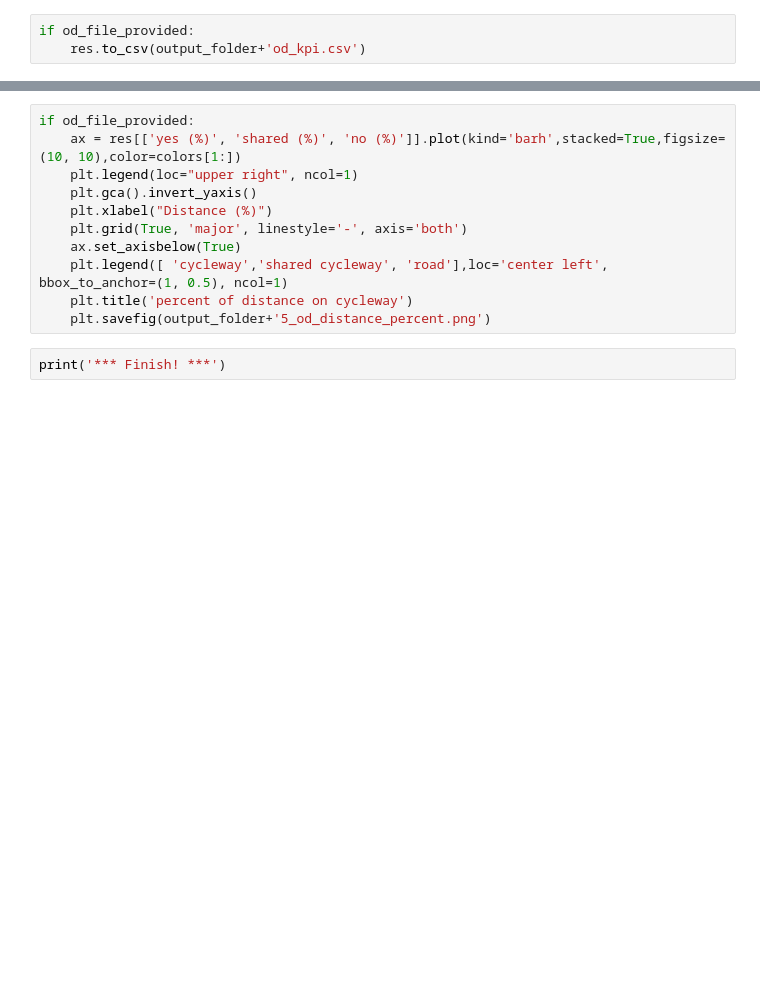
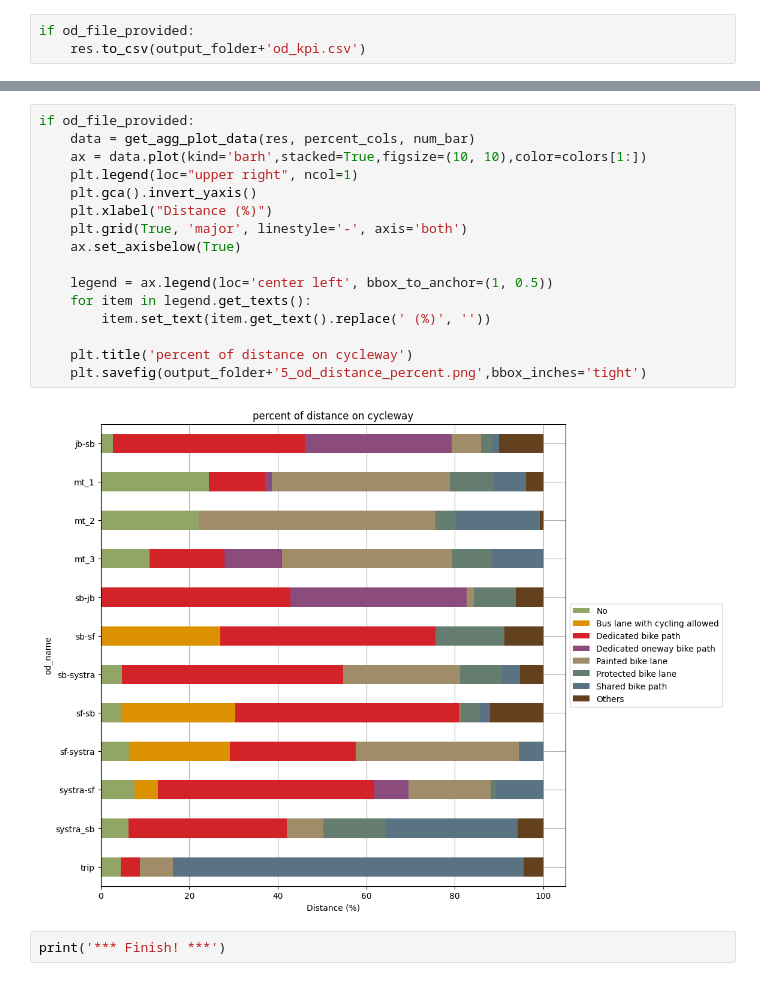
Before and after one commit to systragroup/quetzal_cyclops, a Jupyter notebook: notebooks/2_model/cyclops_model_extended.ipynb, the cells around one changed output, grey strips where cells are left out. Drawn from its saved outputs; the diff is of its cells as text; blank space fills up the shorter version.

```diff
--- a/notebooks/2_model/cyclops_model_extended.ipynb
+++ b/notebooks/2_model/cyclops_model_extended.ipynb
@@ -735,14 +777,21 @@ if od_file_provided:
 # %%
 if od_file_provided:
-    ax = res[['yes (%)', 'shared (%)', 'no (%)']].plot(kind='barh',stacked=True,figsize=(10, 10),color=colors[1:])
+    data = get_agg_plot_data(res, percent_cols, num_bar)
+    ax = data.plot(kind='barh',stacked=True,figsize=(10, 10),color=colors[1:])
     plt.legend(loc="upper right", ncol=1)
     plt.gca().invert_yaxis()
     plt.xlabel("Distance (%)")
     plt.grid(True, 'major', linestyle='-', axis='both')
     ax.set_axisbelow(True)
-    plt.legend([ 'cycleway','shared cycleway', 'road'],loc='center left', bbox_to_anchor=(1, 0.5), ncol=1)
+
+    legend = ax.legend(loc='center left', bbox_to_anchor=(1, 0.5))
+    for item in legend.get_texts():
+        item.set_text(item.get_text().replace(' (%)', ''))
+
     plt.title('percent of distance on cycleway')
-    plt.savefig(output_folder+'5_od_distance_percent.png')
+    plt.savefig(output_folder+'5_od_distance_percent.png',bbox_inches='tight')
+# %% [output]
+[figure, added]
 # %%
 print('*** Finish! ***')
 # %% [output]
```
Also changed, not shown: parts of 15 cells of this notebook, 16 other files.
